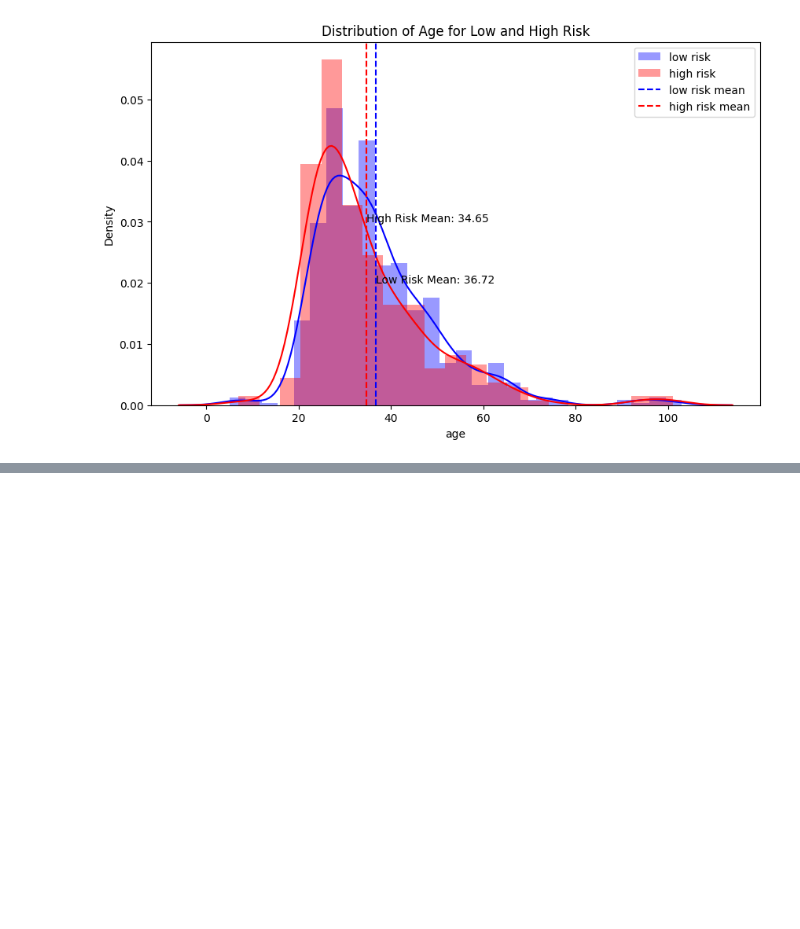
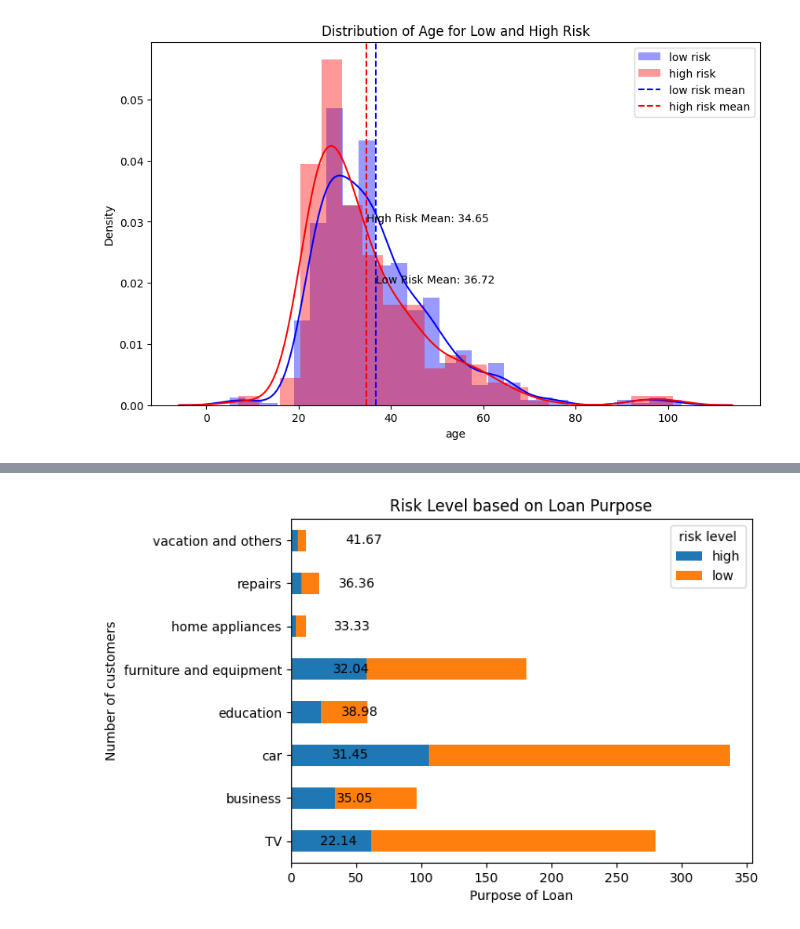
Before and after one commit to lamvytran/credit-risk-analysis, a Jupyter notebook: credit_analysis.ipynb, the cells around one changed output, grey strips where cells are left out. Drawn from its saved outputs; the diff is of its cells as text; code cells hidden in the pictures; blank space fills up the shorter version.

```diff
--- a/credit_analysis.ipynb
+++ b/credit_analysis.ipynb
@@ -143,0 +179,13 @@ https://gist.github.com/mwaskom/de44147ed2974457ad6372750bbe5751
+# %%
+#distribution of risk level based on loan purpose
+purpose = df.groupby(['loan purpose', 'risk level']).size().unstack()
+purpose.plot(kind='barh', stacked=True)
+plt.title('Risk Level based on Loan Purpose')
+plt.xlabel('Purpose of Loan')
+plt.ylabel('Number of customers')
+purpose_per = (purpose.div(purpose.sum(axis=1), axis=0)*100).round(2)
+for index, value in enumerate(purpose_per['high']):
+    plt.text(value, index, str(value), ha = 'left', va = 'center')
+plt.show()
+# %% [output]
+[figure, added]
```
Also changed, not shown: parts of 10 cells of this notebook, 2 other files.
